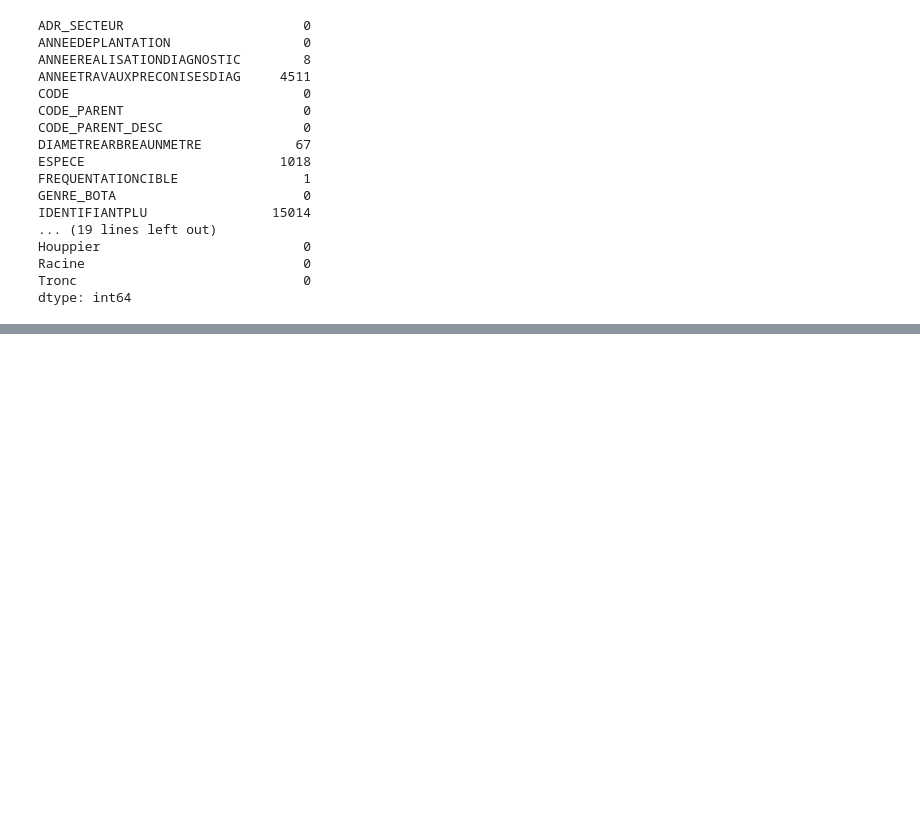
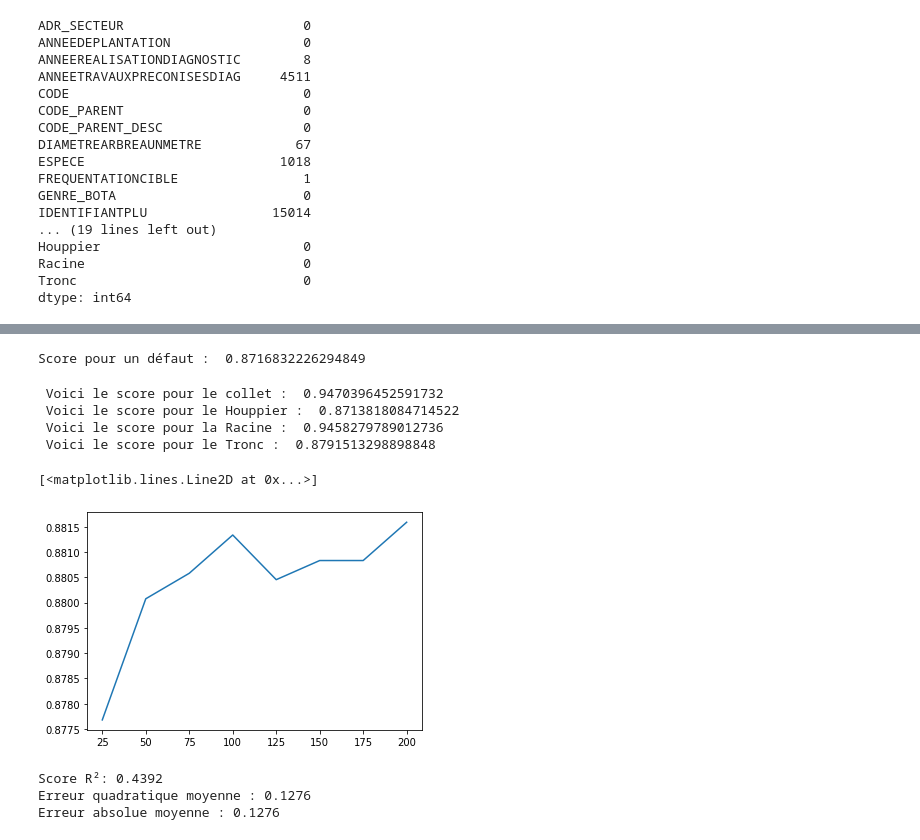
Before and after one commit to Bertrand-gbt/Projet-Fouilles-de-donn-es, a Jupyter notebook: Projet_FDEC.ipynb, the cells around one changed output, grey strips where cells are left out. Saved outputs shown, nothing was run; the diff lists cells and outputs as text; code cells hidden in the pictures; blank space fills up the shorter version.

```diff
--- a/Projet_FDEC.ipynb
+++ b/Projet_FDEC.ipynb
@@ -63 +63,10 @@ data.head()
 5 rows × 27 columns
+# %%
+d=data.T.isnull().sum()
+a=d.shape
+p=[]
+for i in range (0,a[0]):
+    if (d[i]>0):
+        p.append(i)
+data1=data.drop(p)
+data1
@@ -73,0 +224,67 @@ plt.show()
+# %%
+from sklearn.ensemble import RandomForestClassifier
+from sklearn.model_selection import cross_val_score
+
+X=np.array(data1.drop(columns=['CODE','CODE_PARENT','CODE_PARENT_DESC','coord_x','coord_y','DEFAUT','Collet','Houppier','Racine','Tronc']))
+y=np.array(data1['DEFAUT'])
+
+clf = RandomForestClassifier(n_estimators=10, max_depth=None,min_samples_split=2, random_state=0)
+scores = cross_val_score(clf, X, y, cv=5)
+print('Score pour un défaut : ',scores.mean())
+# %% [output]
+Score pour un défaut :  0.8716832226294849
+# %%
+y1=np.array(data1['Collet'])
+
+y2=np.array(data1['Houppier'])
+
+y3=np.array(data1['Racine'])
+
+y4=np.array(data1['Tronc'])
+
+
+scores1 = cross_val_score(clf, X, y1, cv=5)
+
+scores2 = cross_val_score(clf, X, y2, cv=5)
+
+scores3 = cross_val_score(clf, X, y3, cv=5)
+
+scores4 = cross_val_score(clf, X, y4, cv=5)
+
+print(' Voici le score pour le collet : ',scores1.mean(),'\n Voici le score pour le Houppier : ',scores2.mean(),'\n Voici le score pour la Racine : ', scores3.mean(),'\n Voici le score pour le Tronc : ', scores4.mean())
+# %% [output]
+ Voici le score pour le collet :  0.9470396452591732
+ Voici le score pour le Houppier :  0.8713818084714522
+ Voici le score pour la Racine :  0.9458279789012736
+ Voici le score pour le Tronc :  0.8791513298898848
+# %%
+from sklearn.model_selection import train_test_split
+
+X_train, X_test, Y_train, Y_test = train_test_split(X,y,test_size=0.2)
+# %%
+from sklearn.model_selection import validation_curve
+
+model = RandomForestClassifier(max_depth=None,min_samples_split=2, random_state=0)
+k=np.array(range (25,201,25))
+
+train_score, val_score = validation_curve(model, X_train, Y_train, 'n_estimators', k, cv=5)
+
+plt.plot(k,val_score.mean(axis=1))
+# %% [output]
+[<matplotlib.lines.Line2D at 0x...>]
+[figure, added]
+# %%
+from sklearn.metrics import r2_score
+from sklearn.metrics import mean_squared_error
+from sklearn.metrics import mean_absolute_error
+
+clf = clf.fit(X_train, Y_train)
+Y_pred = clf.predict(X_test)
+
+print('Score R²: %.4f' % r2_score(Y_test,Y_pred))
+print('Erreur quadratique moyenne : %.4f' % mean_squared_error(Y_test,Y_pred))
+print('Erreur absolue moyenne : %.4f' % mean_absolute_error(Y_test,Y_pred))
+# %% [output]
+Score R²: 0.4392
+Erreur quadratique moyenne : 0.1276
+Erreur absolue moyenne : 0.1276
```
Also changed, not shown: parts of 17 cells of this notebook.
